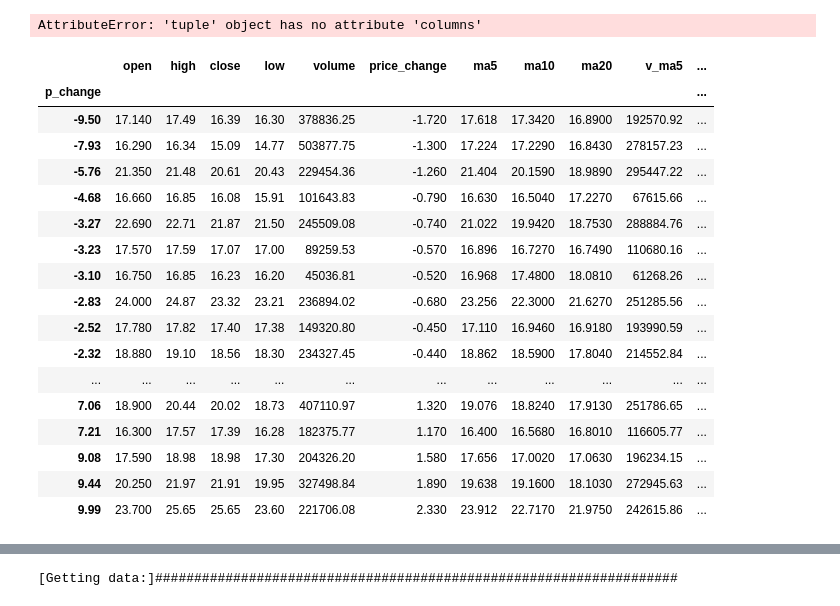
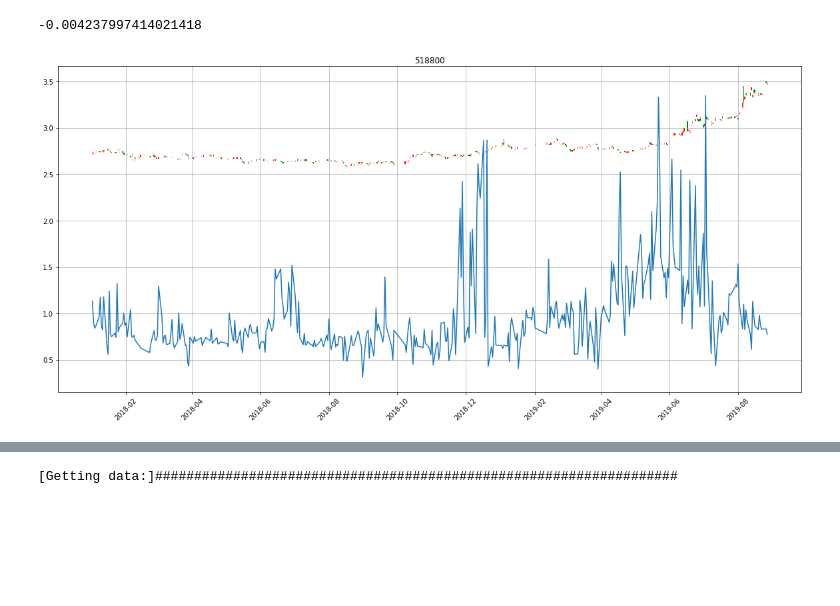
Before and after one commit to peterhan/py_stock, a Jupyter notebook: tushare_apply/ipynb/tushare_practise.ipynb, the cells around one changed output, grey strips where cells are left out. Saved outputs shown, nothing was run; the diff lists cells and outputs as text; code cells hidden in the pictures; blank space fills up the shorter version.

```diff
--- a/tushare_apply/ipynb/tushare_practise.ipynb
+++ b/tushare_apply/ipynb/tushare_practise.ipynb
@@ -25,30 +32,34 @@ ts.get_realtime_quotes(stock)
 1 rows × 33 columns
 # %%
 macd = ta.MACD(hist_data['close'])
-print macd.column
+print macd[2][-1]
 # hist_data
 # %% [output]
-AttributeError: 'tuple' object has no attribute 'columns'
+-0.004237997414021418
 # %%
 data_list = []
 for dates,row in hist_data.iterrows():
     # 将时间转换为数字
     date_time = datetime.datetime.strptime(dates,'%Y-%m-%d')
     t = date2num(date_time)
     open,high,close,low = row[:4]
     datas = (t,open,high,low,close)
     data_list.append(datas)
 
 # 创建子图
 fig, ax = plt.subplots(figsize=(20,10))
 fig.subplots_adjust(bottom=0.2)
 # 设置X轴刻度为日期时间
 ax.xaxis_date()
 plt.xticks(rotation=45)
 plt.yticks()
 plt.title(stock)
+plt.plot(hist_data['volume']*hist_data['close'][-1]/1000000)
 mpf.candlestick_ohlc(ax,data_list,width=0.9,colorup='red',colordown='green')
 plt.grid()
+# mpf.candlestick2_ohlc
+# %% [output]
+[figure, added]
 # %%
 # ?ts.get_hist_data
 # ?mpf.candlestick_ohlc
@@ -57,26 +68,7 @@ plt.grid()
 # help(ts.get_today_ticks)
 # %%
 gb = hist_data.groupby('p_change')
-gb.mean()
+# gb.mean()
-# %% [output]
-|  | open | high | close | low | volume | price_change | ma5 | ma10 | ma20 | v_ma5 | ... |
-| p_change |  |  |  |  |  |  |  |  |  |  | ... |
-| -9.50 | 17.140 | 17.49 | 16.39 | 16.30 | 378836.25 | -1.720 | 17.618 | 17.3420 | 16.8900 | 192570.92 | ... |
-| -7.93 | 16.290 | 16.34 | 15.09 | 14.77 | 503877.75 | -1.300 | 17.224 | 17.2290 | 16.8430 | 278157.23 | ... |
-| -5.76 | 21.350 | 21.48 | 20.61 | 20.43 | 229454.36 | -1.260 | 21.404 | 20.1590 | 18.9890 | 295447.22 | ... |
-| -4.68 | 16.660 | 16.85 | 16.08 | 15.91 | 101643.83 | -0.790 | 16.630 | 16.5040 | 17.2270 | 67615.66 | ... |
-| -3.27 | 22.690 | 22.71 | 21.87 | 21.50 | 245509.08 | -0.740 | 21.022 | 19.9420 | 18.7530 | 288884.76 | ... |
-| -3.23 | 17.570 | 17.59 | 17.07 | 17.00 | 89259.53 | -0.570 | 16.896 | 16.7270 | 16.7490 | 110680.16 | ... |
-| -3.10 | 16.750 | 16.85 | 16.23 | 16.20 | 45036.81 | -0.520 | 16.968 | 17.4800 | 18.0810 | 61268.26 | ... |
-| -2.83 | 24.000 | 24.87 | 23.32 | 23.21 | 236894.02 | -0.680 | 23.256 | 22.3000 | 21.6270 | 251285.56 | ... |
-| -2.52 | 17.780 | 17.82 | 17.40 | 17.38 | 149320.80 | -0.450 | 17.110 | 16.9460 | 16.9180 | 193990.59 | ... |
-| -2.32 | 18.880 | 19.10 | 18.56 | 18.30 | 234327.45 | -0.440 | 18.862 | 18.5900 | 17.8040 | 214552.84 | ... |
-| ... | ... | ... | ... | ... | ... | ... | ... | ... | ... | ... | ... |
-| 7.06 | 18.900 | 20.44 | 20.02 | 18.73 | 407110.97 | 1.320 | 19.076 | 18.8240 | 17.9130 | 251786.65 | ... |
-| 7.21 | 16.300 | 17.57 | 17.39 | 16.28 | 182375.77 | 1.170 | 16.400 | 16.5680 | 16.8010 | 116605.77 | ... |
-| 9.08 | 17.590 | 18.98 | 18.98 | 17.30 | 204326.20 | 1.580 | 17.656 | 17.0020 | 17.0630 | 196234.15 | ... |
-| 9.44 | 20.250 | 21.97 | 21.91 | 19.95 | 327498.84 | 1.890 | 19.638 | 19.1600 | 18.1030 | 272945.63 | ... |
-| 9.99 | 23.700 | 25.65 | 25.65 | 23.60 | 221706.08 | 2.330 | 23.912 | 22.7170 | 21.9750 | 242615.86 | ... |
 # %%
 # help(plt.hist)
 plt.hist(hist_data['p_change'],bins=20,weights=hist_data['volume'])
```
Also changed, not shown: parts of 3 cells of this notebook.
